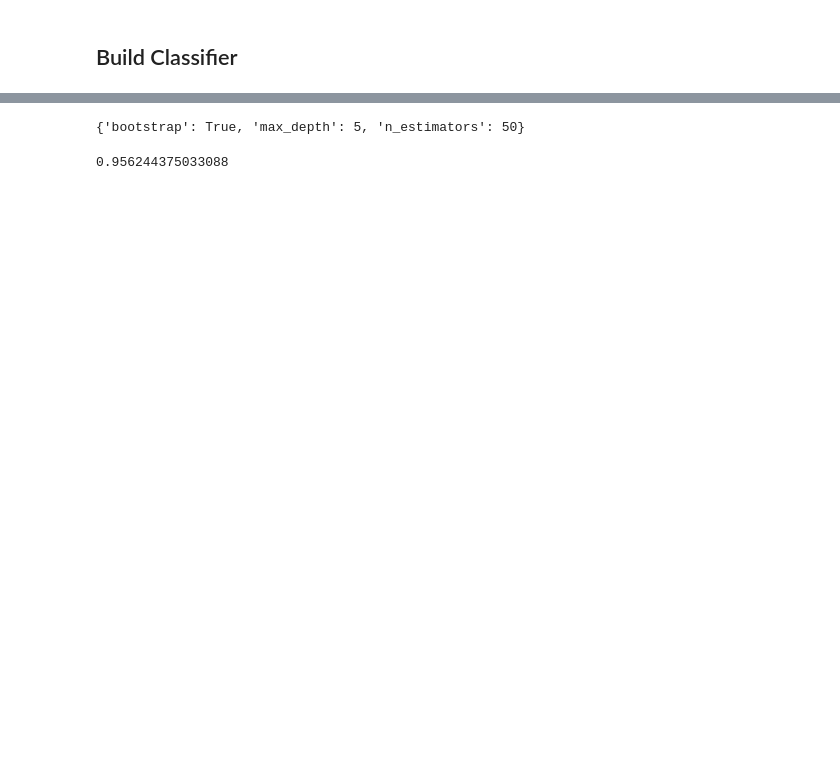
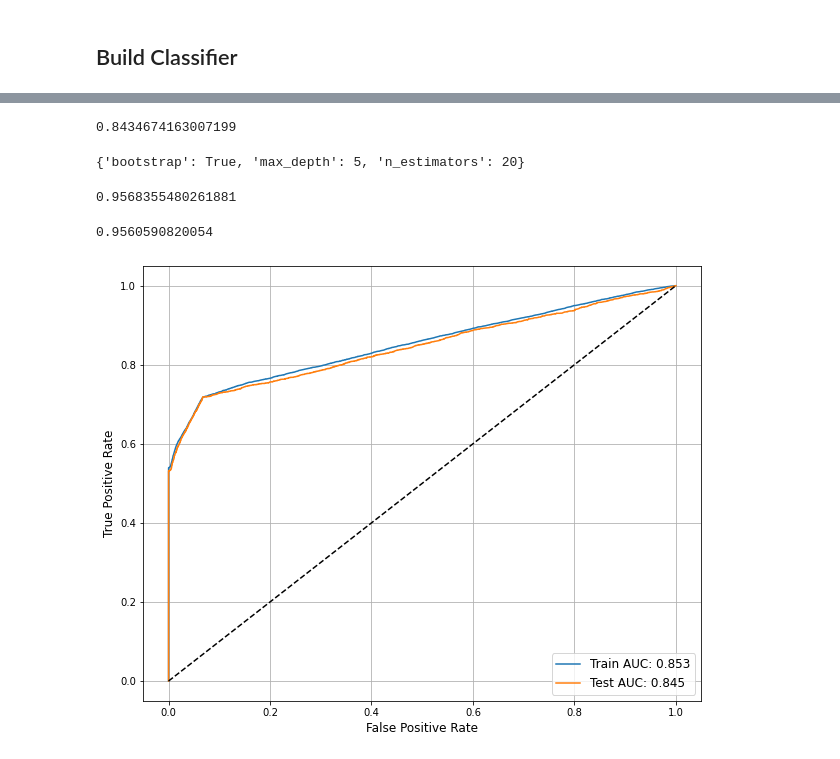
Before and after one commit to InfinityKing48/Project-Identifying_Fraudulent_Activities, a Jupyter notebook: Identifying Fraudulent Activities.ipynb, the cells around one changed output, grey strips where cells are left out. Saved outputs shown, nothing was run; the diff lists cells and outputs as text; code cells hidden in the pictures; blank space fills up the shorter version.

```diff
--- a/Identifying Fraudulent Activities.ipynb
+++ b/Identifying Fraudulent Activities.ipynb
@@ -166,17 +190,16 @@ X_train, X_test, y_train, y_test = train_test_split(X, y, stratify=y, test_size=
 # %%
 from sklearn.ensemble import RandomForestClassifier
 from sklearn.model_selection import GridSearchCV
-from joblib import parallel_backend
 
 param_grid = {
-     'n_estimators': [50, 100, 200, 500],
+     'n_estimators': [20, 50, 100, 200, 500],
      'max_depth': [5, 10, 20, 50, 100],
      'bootstrap': [True, False],
   }
 
 forest_clf = RandomForestClassifier(random_state=42)
-grid_search = GridSearchCV(forest_clf, param_grid, cv=4,
-                           scoring='accuracy', verbose=10,
-                           n_jobs=-1)
-grid_search.fit(X_train, y_train)
+forest_gs = GridSearchCV(forest_clf, param_grid, cv=5,
+                         scoring='roc_auc', verbose=10,
+                         n_jobs=-1)
+forest_gs.fit(X_train, y_train)
 # %% [output]
@@ -201,10 +229,43 @@ GridSearchCV(cv=4, estimator=RandomForestClassifier(random_state=42), n_jobs=-1,
+# %%
+forest_gs.best_score_
+# %% [output]
+0.8434674163007199
 # %%
-grid_search.best_params_
+forest_gs.best_params_
 # %% [output]
-{'bootstrap': True, 'max_depth': 5, 'n_estimators': 50}
+{'bootstrap': True, 'max_depth': 5, 'n_estimators': 20}
 # %%
 from sklearn.metrics import accuracy_score
 
-accuracy_score(y_test, grid_search.best_estimator_.predict(X_test))
+forest_best = forest_gs.best_estimator_
+accuracy_score(y_train, forest_best.predict(X_train))
 # %% [output]
-0.956244375033088
+0.9568355480261881
+# %%
+accuracy_score(y_test, forest_best.predict(X_test))
+# %% [output]
+0.9560590820054
+# %%
+from sklearn.metrics import roc_curve
+from sklearn.metrics import roc_auc_score
+
+y_train_pred_score = forest_best.predict_proba(X_train)[:, 1]
+y_test_pred_score = forest_best.predict_proba(X_test)[:, 1]
+
+train_fpr, train_tpr, train_thresholds = roc_curve(y_train, y_train_pred_score)
+test_fpr, test_tpr, test_thresholds = roc_curve(y_test, y_test_pred_score)
+
+train_auc = roc_auc_score(y_train, y_train_pred_score)
+test_auc = roc_auc_score(y_test, y_test_pred_score)
+
+fig, ax = plt.subplots(figsize=(10, 8))
+ax.plot(train_fpr, train_tpr, label='Train AUC: ' + str(np.round(train_auc, 3)))
+ax.plot(test_fpr, test_tpr, label='Test AUC: ' + str(np.round(test_auc, 3)))
+ax.plot([0, 1], [0, 1], 'k--')
+ax.set_xlabel('False Positive Rate', fontsize=12)
+ax.set_ylabel('True Positive Rate', fontsize=12)
+ax.grid(True)
+ax.legend(loc="lower right", fontsize=12)
+plt.show()
+# %% [output]
+[figure, added]
```
Also changed, not shown: parts of 13 cells of this notebook.
